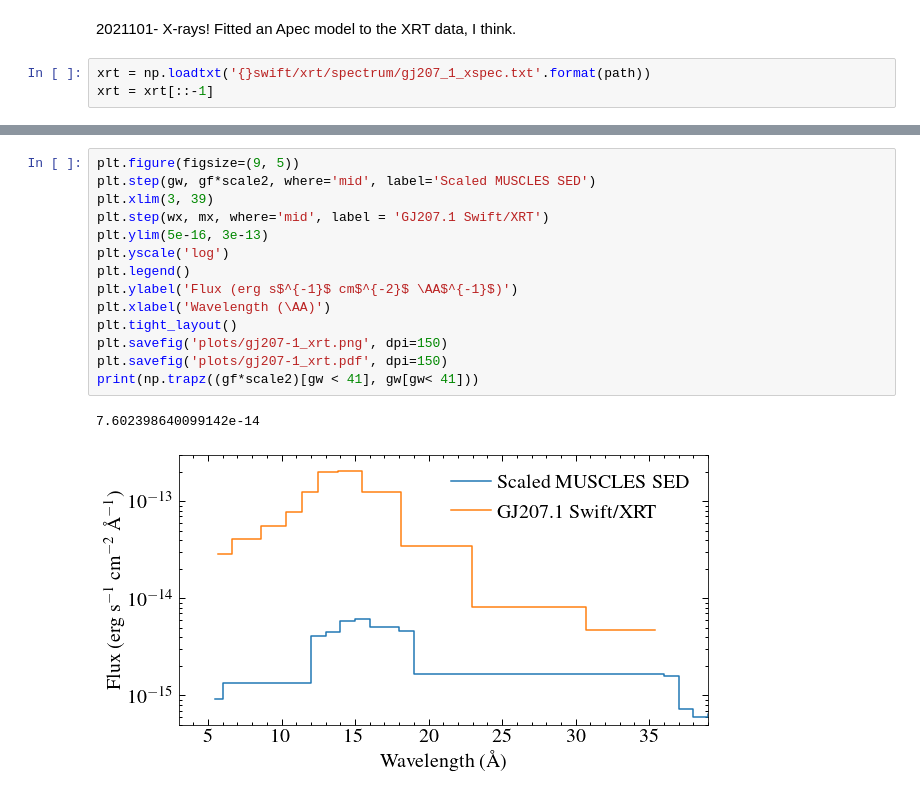
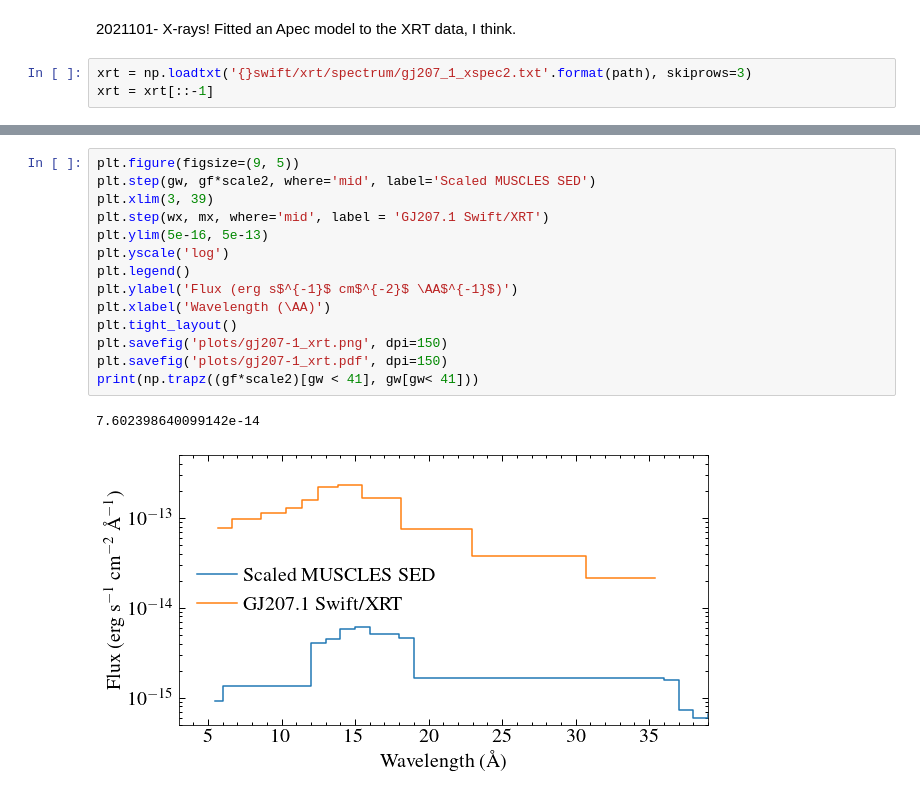
Before and after one commit to davidjwilson/gj207.1, a Jupyter notebook: gj207.1_pt2.ipynb, the cells around one changed output, grey strips where cells are left out. Saved outputs shown, nothing was run; the diff lists cells and outputs as text.

```diff
--- a/gj207.1_pt2.ipynb
+++ b/gj207.1_pt2.ipynb
@@ -459,7 +458,7 @@ X-ray flux is bright - what if CV? Emission lines look like M dwarf only.
 # %% [markdown]
 2021101- X-rays! Fitted an Apec model to the XRT data, I think.
 # %%
-xrt = np.loadtxt('{}swift/xrt/spectrum/gj207_1_xspec.txt'.format(path))
+xrt = np.loadtxt('{}swift/xrt/spectrum/gj207_1_xspec2.txt'.format(path), skiprows=3)
 xrt = xrt[::-1]
 # %%
 wx = xrt[:,0]
@@ -477,18 +476,18 @@ print(np.trapz(mx, wx))
 # %%
 plt.figure(figsize=(9, 5))
 plt.step(gw, gf*scale2, where='mid', label='Scaled MUSCLES SED')
 plt.xlim(3, 39)
 plt.step(wx, mx, where='mid', label = 'GJ207.1 Swift/XRT')
-plt.ylim(5e-16, 3e-13)
+plt.ylim(5e-16, 5e-13)
 plt.yscale('log')
 plt.legend()
 plt.ylabel('Flux (erg s$^{-1}$ cm$^{-2}$ \AA$^{-1}$)')
 plt.xlabel('Wavelength (\AA)')
 plt.tight_layout()
 plt.savefig('plots/gj207-1_xrt.png', dpi=150)
 plt.savefig('plots/gj207-1_xrt.pdf', dpi=150)
 print(np.trapz((gf*scale2)[gw < 41], gw[gw< 41]))
 # %% [output]
 7.602398640099142e-14
-[figure, old version]
+[figure, new version]
 # %%
```
Also changed, not shown: parts of 6 cells of this notebook, 7 other files.
